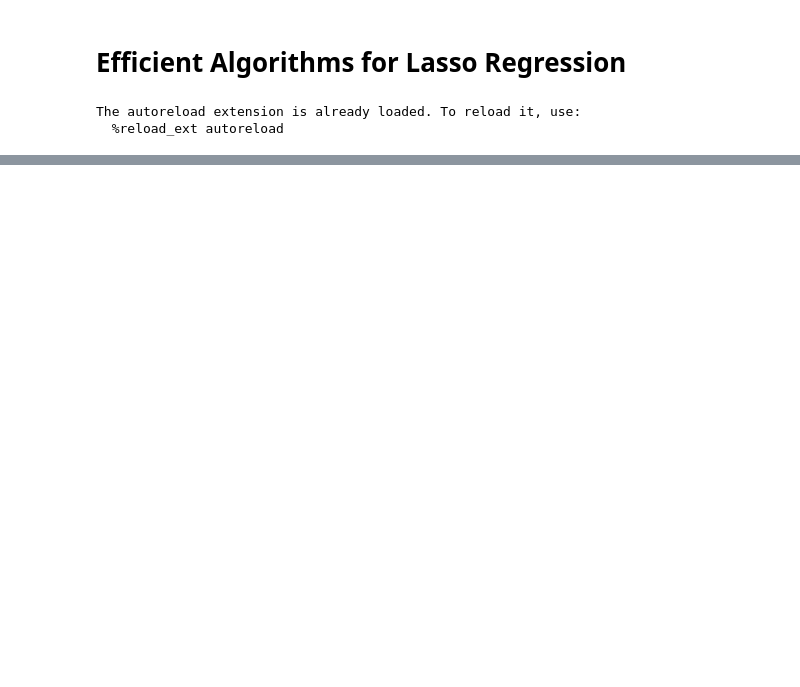
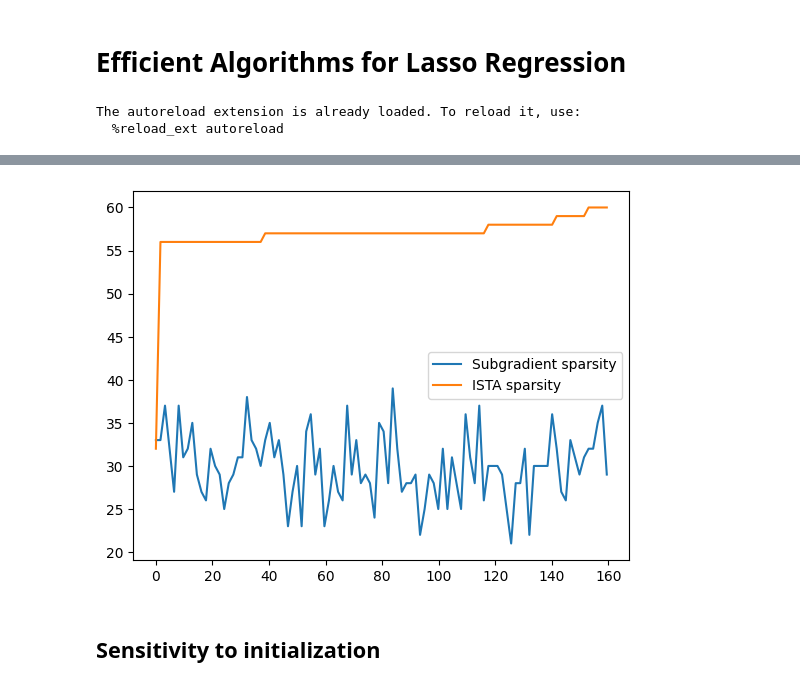
Before and after one commit to lostinentropy/lasso-regression, a Jupyter notebook: lasso-regression.ipynb, the cells around one changed output, grey strips where cells are left out. Drawn from its saved outputs; the diff is of its cells as text; code cells hidden in the pictures; blank space fills up the shorter version.

```diff
--- a/lasso-regression.ipynb
+++ b/lasso-regression.ipynb
@@ -40,3 +32,5 @@ array([ 2.75159880e-01,  2.06975347e+01,  3.82619284e+00,  1.43068647e+01,
+# %%
+lambda_max = np.max(X.T @ y)
 # %%
 def l2(x_1: np.typing.NDArray[np.float64], x_2: np.typing.NDArray[np.float64]):
     return float(np.linalg.norm(x_2 - x_1))
@@ -96,0 +101,30 @@ array([-0.84278313, -2.19674969,  1.24346975, -5.87316083, -0.77301471,
+# %%
+sub_sparsity = []
+ista_sparsity = []
+
+axes = np.linspace(0.0, lambda_max, 100)
+
+for lam in tqdm(axes):
+    sub_optim = regression.SubGradientDescent(learning_rate=0.0005, lam=lam)
+    ista = regression.ISTA(learning_rate=0.0005, lam=lam)
+    model_1 = regression.CompressiveLinearModel(np.random.normal(size=[60]))
+    model_2 = deepcopy(model_1)
+    metrics_1 = regression.fit(model_1, sub_optim, X, y, num_epochs=1000, metrics_dict={"l2": l2})
+    metrics_2 = regression.fit(model_2, ista, X, y, num_epochs=1000, metrics_dict={"l2": l2})
+
+    sub_sparsity.append(metrics_1["sparsity"][-1])
+    ista_sparsity.append(metrics_2["sparsity"][-1])
+# %%
+plt.plot(axes, sub_sparsity)
+plt.plot(axes, ista_sparsity)
+plt.legend(
+    [
+        "Subgradient sparsity",
+        "ISTA sparsity",
+    ]
+)
+plt.show()
+# %% [output]
+[figure, added]
+# %% [markdown]
+## Sensitivity to initialization
```
Also changed, not shown: parts of 28 cells of this notebook, 4 other files.
